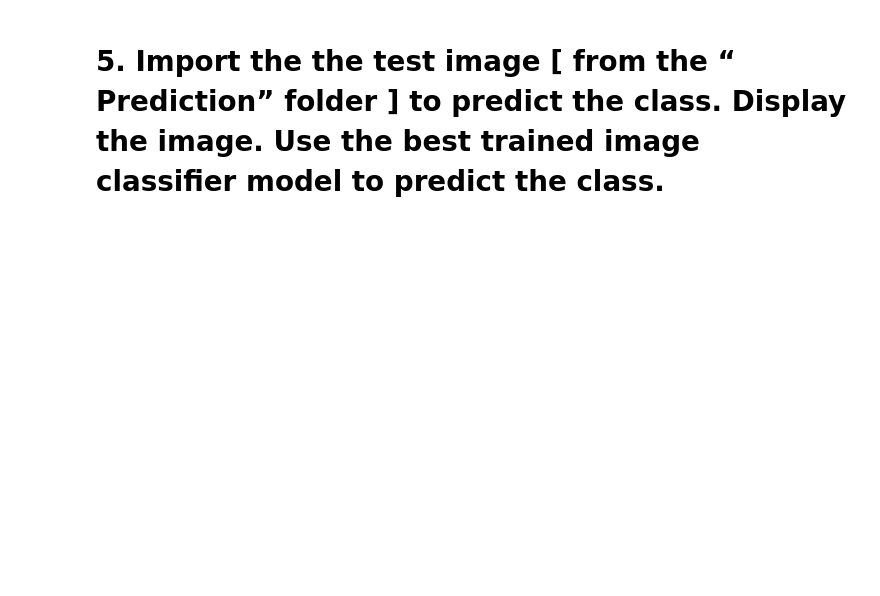
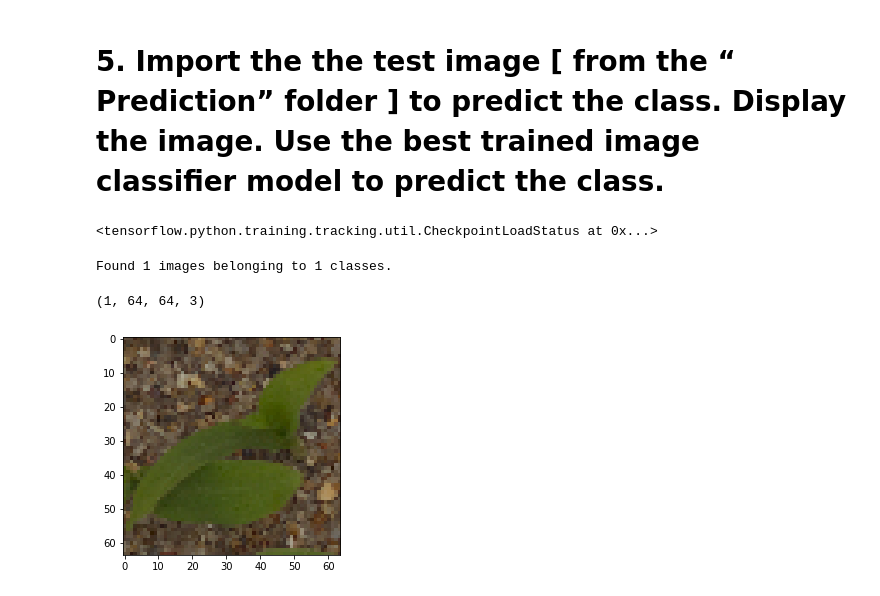
Before and after one commit to SelvamRaju/Computer-Vision-and-CNN, a Jupyter notebook: Computer_Vision_and_CNN.ipynb, the cells around one changed output. Saved outputs shown, nothing was run; the diff lists cells and outputs as text; code cells hidden in the pictures; blank space fills up the shorter version.

```diff
--- a/Computer_Vision_and_CNN.ipynb
+++ b/Computer_Vision_and_CNN.ipynb
@@ -218,2 +452,27 @@ Of all the above applied Supervised Learning Methods "XXXXXXXXX" gives the high
 # %% [markdown]
 # **5. Import the the test image [ from the “ Prediction” folder ] to predict the class. Display the image. Use the best trained image classifier model to predict the class.**
+# %%
+# Importing from the pickled model
+
+from tensorflow.keras.models import load_model
+
+pickled_model = load_model('/content/drive/MyDrive/Colab Notebooks/Pickles/CV-CNN/cnn_model.pkl')
+pickled_model.load_weights('/content/drive/MyDrive/Colab Notebooks/Pickles/CV-CNN/cnn_model_weights.pkl')
+# %% [output]
+<tensorflow.python.training.tracking.util.CheckpointLoadStatus at 0x...>
+# %%
+test_data = datagen.flow_from_directory('/content/drive/MyDrive/Colab Notebooks/Data/',target_size=(64,64),classes=['Seedling - Prediction'])
+# %% [output]
+Found 1 images belonging to 1 classes.
+# %%
+X,y = next(test_data)
+# %%
+# Shape
+X.shape
+# %% [output]
+(1, 64, 64, 3)
+# %%
+# Reshape
+plt.imshow(X.reshape(64,64,3));
+# %% [output]
+[figure, added]
```
Also changed, not shown: parts of 43 cells of this notebook.
